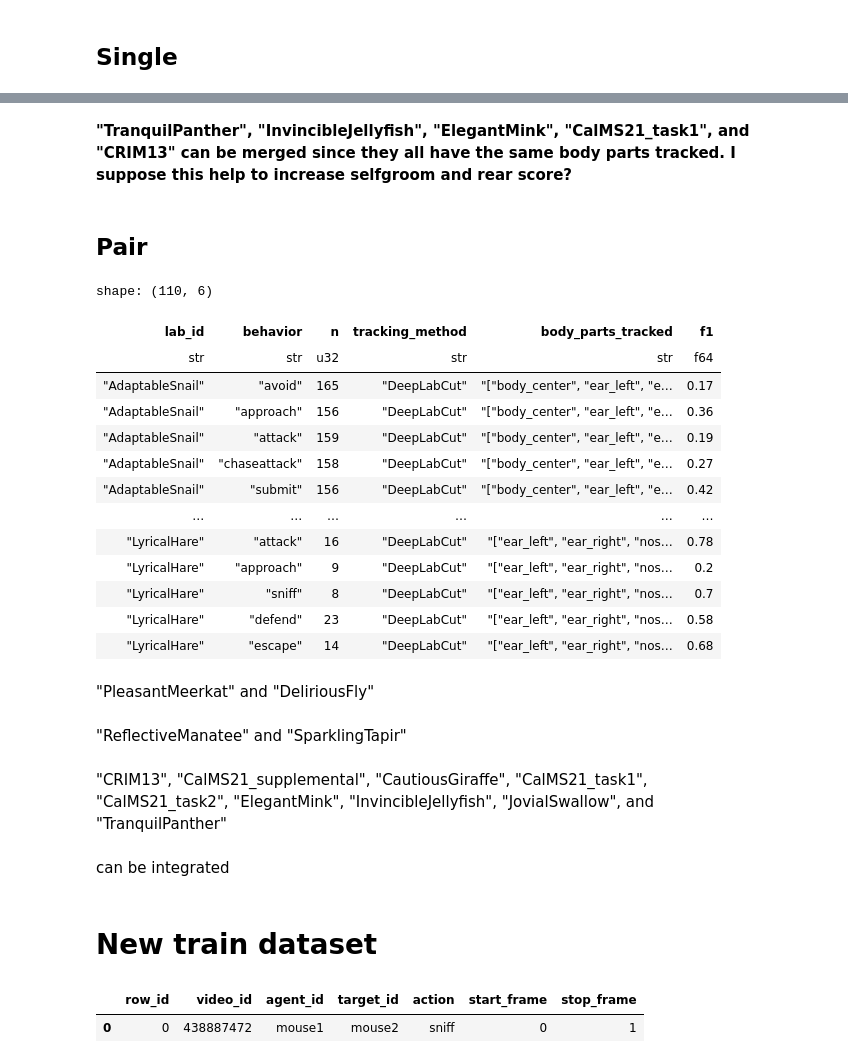
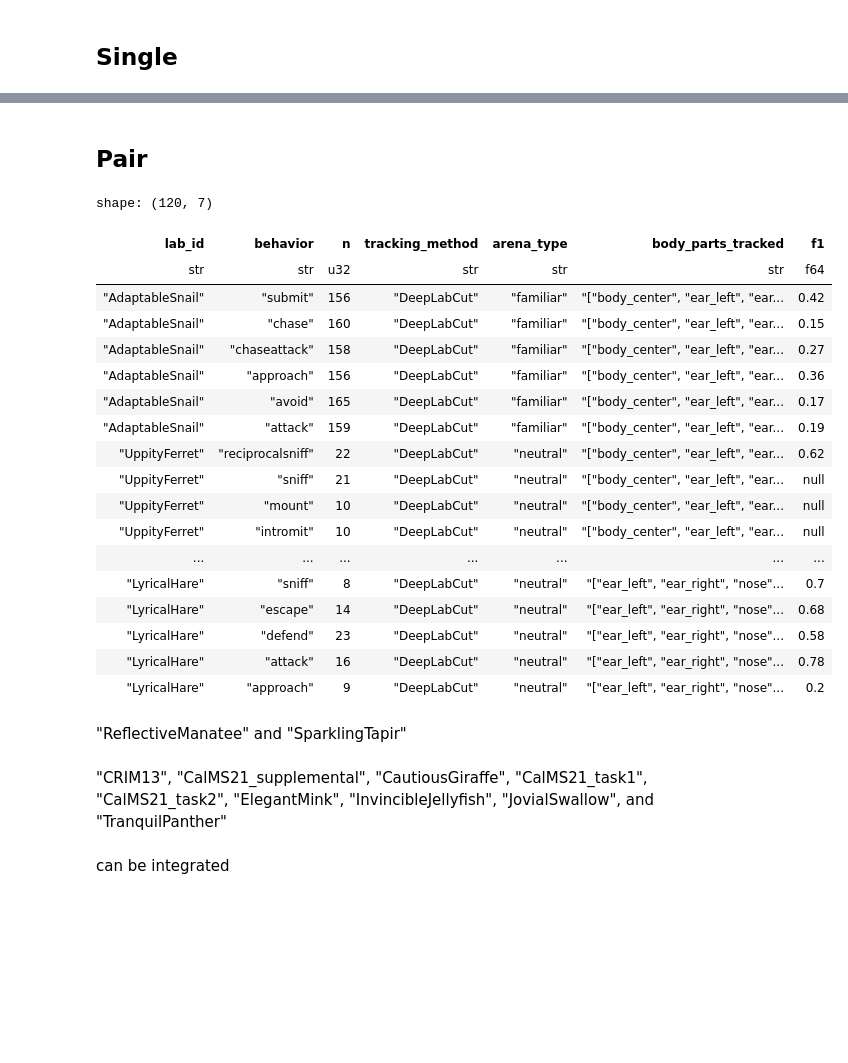
Before and after one commit to seita-f/Kaggle-Mice-Social-Action-Recognition, a Jupyter notebook: notebooks/sandbox/data-integration.ipynb, the cells around one changed output, grey strips where cells are left out. Cells and saved outputs as stored; diff of their text form; code cells hidden in the pictures; blank space fills up the shorter version.

```diff
--- a/notebooks/sandbox/data-integration.ipynb
+++ b/notebooks/sandbox/data-integration.ipynb
@@ -18,6 +18,6 @@ import polars as pl
 from tqdm.auto import tqdm
 
 # Display full table
-# pl.Config.set_tbl_rows(-1)
-# pl.Config.set_tbl_cols(-1)
-# pl.Config.set_fmt_str_lengths(200)
+pl.Config.set_tbl_rows(-1)
+pl.Config.set_tbl_cols(-1)
+pl.Config.set_fmt_str_lengths(200)
@@ -213,5 +220,3 @@ shape: (28, 6)
-# %% [markdown]
-**"TranquilPanther", "InvincibleJellyfish", "ElegantMink", "CalMS21_task1", and "CRIM13" can be merged since they all have the same body parts tracked. I suppose this help to increase selfgroom and rear score?**
 # %% [markdown]
 ## Pair
 # %%
@@ -227,7 +232,7 @@ train_pair_behavior_sum = (
 Integrate with tracking method
 """
 # Get the tracking methods from each lab
-tracking_methods = (train_dataframe.select(['lab_id','tracking_method', 'body_parts_tracked']).unique())
+tracking_methods = (train_dataframe.select(['lab_id','tracking_method', 'arena_type', 'body_parts_tracked']).unique())
 
 pair_behavior_sum = train_pair_behavior_sum.join(
     tracking_methods,
@@ -350,38 +355,33 @@ res = pl.DataFrame(rows_pair, schema=["lab_id", "behavior", "f1"])
 # %%
 pair_res = pair_behavior_sum.join(
     res,
     on=["lab_id", "behavior"],
     how="left"
 )
 # pair_res = pair_res.sort("behavior")
-pair_res = pair_res.sort("body_parts_tracked")
+pair_res = pair_res.sort(["body_parts_tracked", "arena_type", "lab_id"])
 pair_res
 # %% [output]
-shape: (110, 6)
+shape: (120, 7)
-| lab_id | behavior | n | tracking_method | body_parts_tracked | f1 |
-| str | str | u32 | str | str | f64 |
-| "AdaptableSnail" | "avoid" | 165 | "DeepLabCut" | "["body_center", "ear_left", "e… | 0.17 |
-| "AdaptableSnail" | "approach" | 156 | "DeepLabCut" | "["body_center", "ear_left", "e… | 0.36 |
-| "AdaptableSnail" | "attack" | 159 | "DeepLabCut" | "["body_center", "ear_left", "e… | 0.19 |
-| "AdaptableSnail" | "chaseattack" | 158 | "DeepLabCut" | "["body_center", "ear_left", "e… | 0.27 |
-| "AdaptableSnail" | "submit" | 156 | "DeepLabCut" | "["body_center", "ear_left", "e… | 0.42 |
-| … | … | … | … | … | … |
-| "LyricalHare" | "attack" | 16 | "DeepLabCut" | "["ear_left", "ear_right", "nos… | 0.78 |
-| "LyricalHare" | "approach" | 9 | "DeepLabCut" | "["ear_left", "ear_right", "nos… | 0.2 |
-| "LyricalHare" | "sniff" | 8 | "DeepLabCut" | "["ear_left", "ear_right", "nos… | 0.7 |
-| "LyricalHare" | "defend" | 23 | "DeepLabCut" | "["ear_left", "ear_right", "nos… | 0.58 |
-| "LyricalHare" | "escape" | 14 | "DeepLabCut" | "["ear_left", "ear_right", "nos… | 0.68 |
+| lab_id | behavior | n | tracking_method | arena_type | body_parts_tracked | f1 |
+| str | str | u32 | str | str | str | f64 |
+| "AdaptableSnail" | "submit" | 156 | "DeepLabCut" | "familiar" | "["body_center", "ear_left", "ear... | 0.42 |
+| "AdaptableSnail" | "chase" | 160 | "DeepLabCut" | "familiar" | "["body_center", "ear_left", "ear... | 0.15 |
+| "AdaptableSnail" | "chaseattack" | 158 | "DeepLabCut" | "familiar" | "["body_center", "ear_left", "ear... | 0.27 |
+| "AdaptableSnail" | "approach" | 156 | "DeepLabCut" | "familiar" | "["body_center", "ear_left", "ear... | 0.36 |
+| "AdaptableSnail" | "avoid" | 165 | "DeepLabCut" | "familiar" | "["body_center", "ear_left", "ear... | 0.17 |
+| "AdaptableSnail" | "attack" | 159 | "DeepLabCut" | "familiar" | "["body_center", "ear_left", "ear... | 0.19 |
+| "UppityFerret" | "reciprocalsniff" | 22 | "DeepLabCut" | "neutral" | "["body_center", "ear_left", "ear... | 0.62 |
+| "UppityFerret" | "sniff" | 21 | "DeepLabCut" | "neutral" | "["body_center", "ear_left", "ear... | null |
+| "UppityFerret" | "mount" | 10 | "DeepLabCut" | "neutral" | "["body_center", "ear_left", "ear... | null |
+| "UppityFerret" | "intromit" | 10 | "DeepLabCut" | "neutral" | "["body_center", "ear_left", "ear... | null |
+| ... | ... | ... | ... | ... | ... | ... |
+| "LyricalHare" | "sniff" | 8 | "DeepLabCut" | "neutral" | "["ear_left", "ear_right", "nose"... | 0.7 |
+| "LyricalHare" | "escape" | 14 | "DeepLabCut" | "neutral" | "["ear_left", "ear_right", "nose"... | 0.68 |
+| "LyricalHare" | "defend" | 23 | "DeepLabCut" | "neutral" | "["ear_left", "ear_right", "nose"... | 0.58 |
+| "LyricalHare" | "attack" | 16 | "DeepLabCut" | "neutral" | "["ear_left", "ear_right", "nose"... | 0.78 |
+| "LyricalHare" | "approach" | 9 | "DeepLabCut" | "neutral" | "["ear_left", "ear_right", "nose"... | 0.2 |
 # %% [markdown]
-"PleasantMeerkat" and "DeliriousFly" <br><br>
 "ReflectiveManatee"	and "SparklingTapir" <br><br>
 "CRIM13", "CalMS21_supplemental", "CautiousGiraffe", "CalMS21_task1", "CalMS21_task2", "ElegantMink", "InvincibleJellyfish", "JovialSwallow", and "TranquilPanther"<br><br>
 can be integrated
-# %% [markdown]
-# New train dataset
-# %%
-sample_submit = pd.read_csv("/kaggle/input/MABe-mouse-behavior-detection/sample_submission.csv")
-sample_submit
-# -> so lab_id is not included
-# %% [output]
-|  | row_id | video_id | agent_id | target_id | action | start_frame | stop_frame |
-| 0 | 0 | 438887472 | mouse1 | mouse2 | sniff | 0 | 1 |
```
Also changed, not shown: parts of 15 cells of this notebook, 1 other file.
